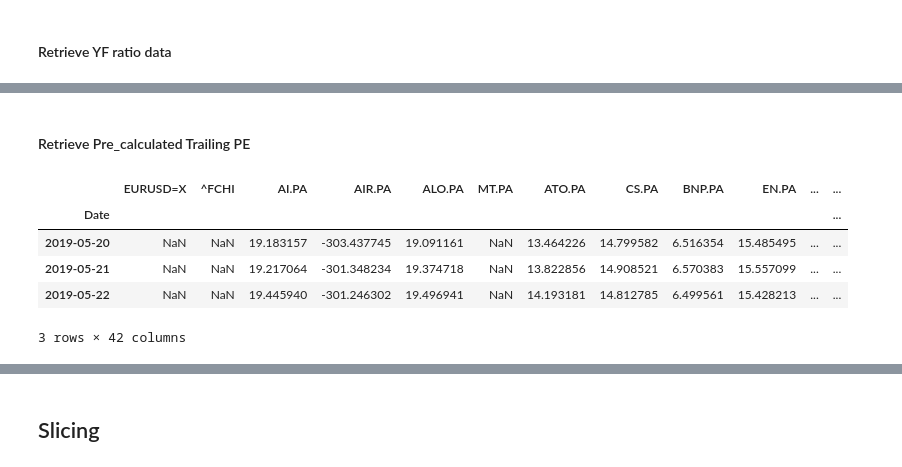
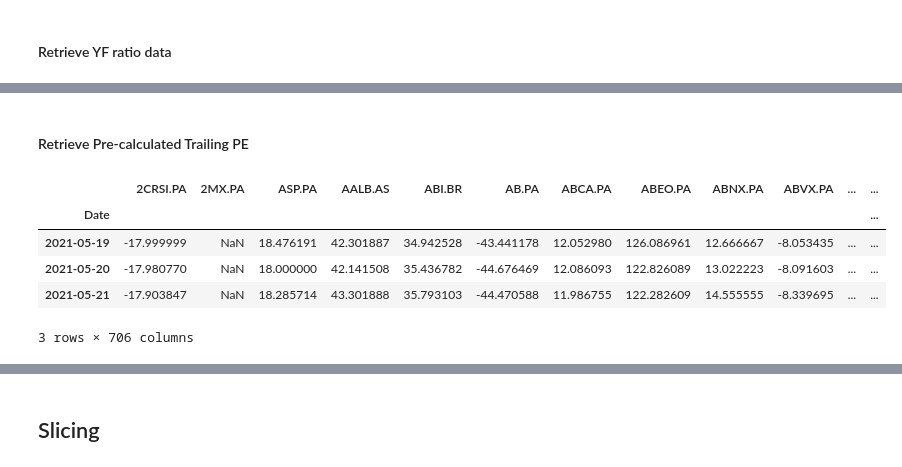
Before and after one commit to cdignam8304/euronext-stocks, a Jupyter notebook: notebooks/analysis.ipynb, the cells around one changed output, grey strips where cells are left out. Saved outputs shown, nothing was run; the diff lists cells and outputs as text; code cells hidden in the pictures.

```diff
--- a/notebooks/analysis.ipynb
+++ b/notebooks/analysis.ipynb
@@ -213,5 +285,5 @@ df_ratio_data
 # %% [markdown]
-#### Retrieve Pre_calculated Trailing PE
+#### Retrieve Pre-calculated Trailing PE
 # %%
 # Read data from s3
 role = get_execution_role()
@@ -221,13 +293,14 @@ data_location = 's3://{}/{}'.format(bucket, data_key)
 df_trailing_pe_data = pd.read_csv(data_location,)
 df_trailing_pe_data.set_index(df_trailing_pe_data["Date"], drop=True, inplace=True)
 df_trailing_pe_data.index.name = "Date"
+df_trailing_pe_data.index = pd.to_datetime(df_trailing_pe_data.index)
 df_trailing_pe_data.drop("Date", axis=1, inplace=True)
 # %%
-df_trailing_pe_data.head(3)
+df_trailing_pe_data.tail(3)
 # %% [output]
-|  | EURUSD=X | ^FCHI | AI.PA | AIR.PA | ALO.PA | MT.PA | ATO.PA | CS.PA | BNP.PA | EN.PA | ... | ... |
+|  | 2CRSI.PA | 2MX.PA | ASP.PA | AALB.AS | ABI.BR | AB.PA | ABCA.PA | ABEO.PA | ABNX.PA | ABVX.PA | ... | ... |
 | Date |  |  |  |  |  |  |  |  |  |  |  | ... |
-| 2019-05-20 | NaN | NaN | 19.183157 | -303.437745 | 19.091161 | NaN | 13.464226 | 14.799582 | 6.516354 | 15.485495 | ... | ... |
-| 2019-05-21 | NaN | NaN | 19.217064 | -301.348234 | 19.374718 | NaN | 13.822856 | 14.908521 | 6.570383 | 15.557099 | ... | ... |
-| 2019-05-22 | NaN | NaN | 19.445940 | -301.246302 | 19.496941 | NaN | 14.193181 | 14.812785 | 6.499561 | 15.428213 | ... | ... |
+| 2021-05-19 | -17.999999 | NaN | 18.476191 | 42.301887 | 34.942528 | -43.441178 | 12.052980 | 126.086961 | 12.666667 | -8.053435 | ... | ... |
+| 2021-05-20 | -17.980770 | NaN | 18.000000 | 42.141508 | 35.436782 | -44.676469 | 12.086093 | 122.826089 | 13.022223 | -8.091603 | ... | ... |
+| 2021-05-21 | -17.903847 | NaN | 18.285714 | 43.301888 | 35.793103 | -44.470588 | 11.986755 | 122.282609 | 14.555555 | -8.339695 | ... | ... |
-3 rows × 42 columns
+3 rows × 706 columns
```
Also changed, not shown: parts of 157 cells of this notebook, 1 other file.
